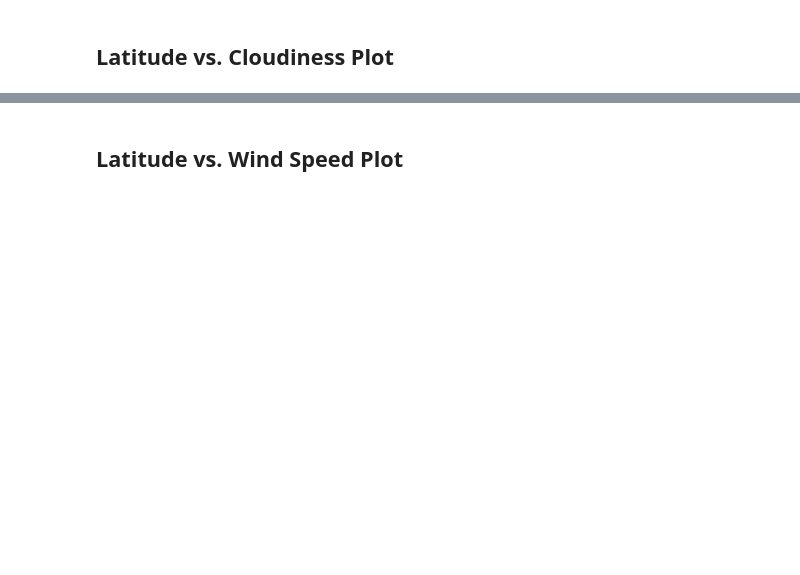
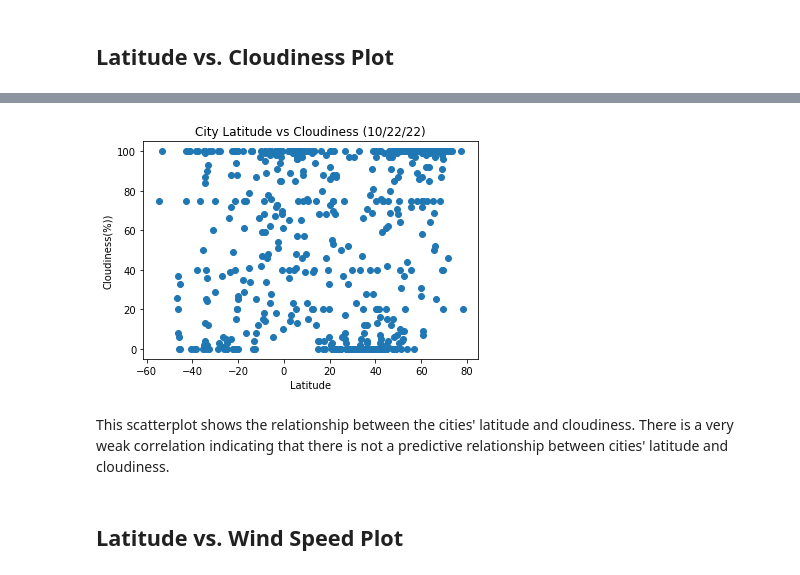
Before and after one commit to bmilne64/Ideal-Vacation-Spots, a Jupyter notebook: Instructions/starter_code/WeatherPy/WeatherPy-Bronwyn.ipynb, the cells around one changed output, grey strips where cells are left out. Drawn from its saved outputs; the diff is of its cells as text; code cells hidden in the pictures; blank space fills up the shorter version.

```diff
--- a/Instructions/starter_code/WeatherPy/WeatherPy-Bronwyn.ipynb
+++ b/Instructions/starter_code/WeatherPy/WeatherPy-Bronwyn.ipynb
@@ -148,2 +303,24 @@ Int64Index([], dtype='int64')
+# %%
+#create x and y values
+x_values = (city_data["Lat"])
+y_values = (city_data["Cloudiness"])
+
+#plot values
+plt.scatter(x_values,y_values)
+
+#create lables and title
+plt.xlabel('Latitude')
+plt.ylabel('Cloudiness(%))')
+plt.title("City Latitude vs Cloudiness (10/22/22)")
+
+#export chart to pngs
+plt.savefig("Lat_Vs_Cloudiness.png")
+
+#show plot
+plt.show()
+# %% [output]
+[figure, added]
+# %% [markdown]
+This scatterplot shows the relationship between the cities' latitude and cloudiness. There is a very weak correlation indicating that there is not a predictive relationship between cities' latitude and cloudiness.
 # %% [markdown]
 ## Latitude vs. Wind Speed Plot
```
Also changed, not shown: parts of 49 cells of this notebook, 20 other files.
